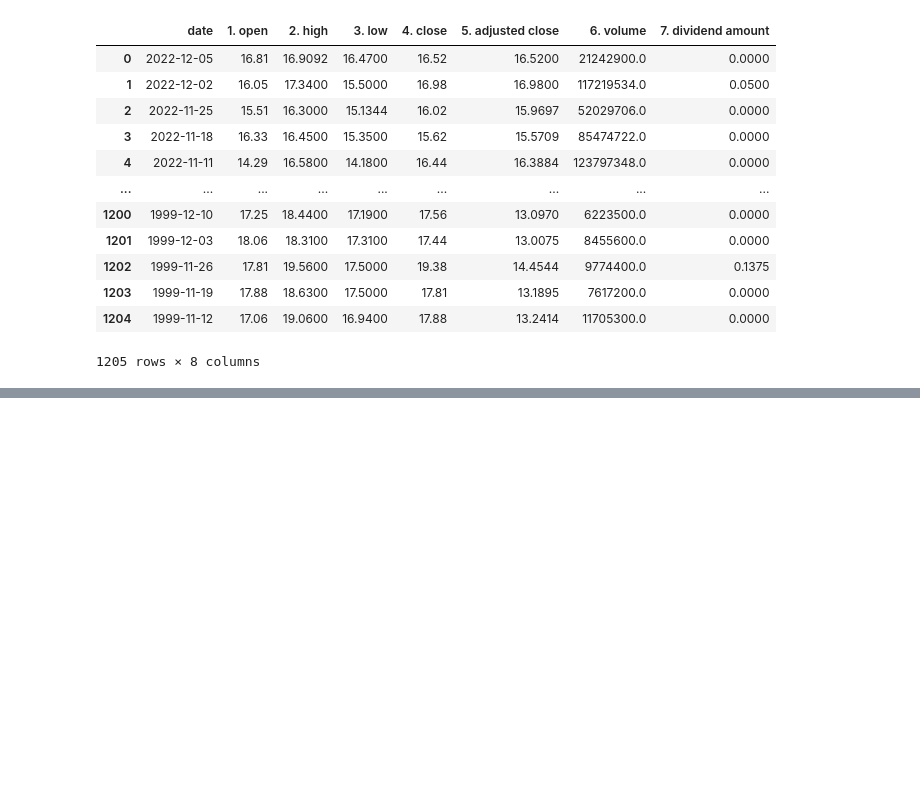
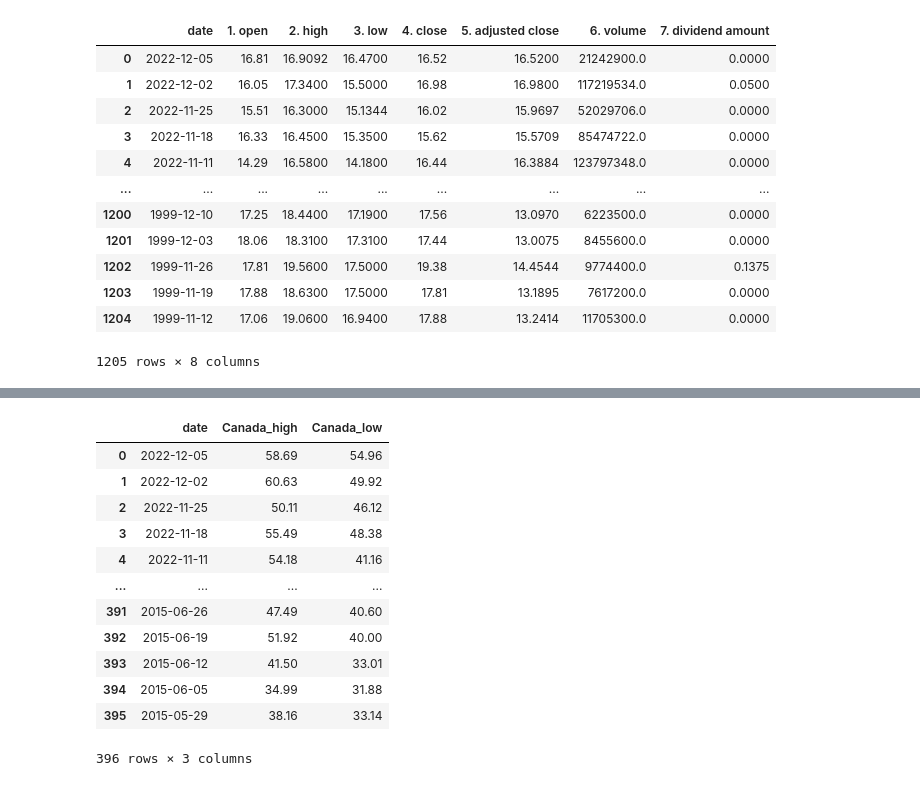
Before and after one commit to AIDA-Saskatchewan-polytechnic/Final-Project-By-Jerry-Sherin, a Jupyter notebook: Final.ipynb, the cells around one changed output, grey strips where cells are left out. Saved outputs shown, nothing was run; the diff lists cells and outputs as text; code cells hidden in the pictures; blank space fills up the shorter version.

```diff
--- a/Final.ipynb
+++ b/Final.ipynb
@@ -234,0 +258,16 @@ precious_metal_dataFrame
+# %%
+canada_dataFrame
+# %% [output]
+|  | date | Canada_high | Canada_low |
+| 0 | 2022-12-05 | 58.69 | 54.96 |
+| 1 | 2022-12-02 | 60.63 | 49.92 |
+| 2 | 2022-11-25 | 50.11 | 46.12 |
+| 3 | 2022-11-18 | 55.49 | 48.38 |
+| 4 | 2022-11-11 | 54.18 | 41.16 |
+| ... | ... | ... | ... |
+| 391 | 2015-06-26 | 47.49 | 40.60 |
+| 392 | 2015-06-19 | 51.92 | 40.00 |
+| 393 | 2015-06-12 | 41.50 | 33.01 |
+| 394 | 2015-06-05 | 34.99 | 31.88 |
+| 395 | 2015-05-29 | 38.16 | 33.14 |
+396 rows × 3 columns
```
Also changed, not shown: parts of 5 cells of this notebook.
